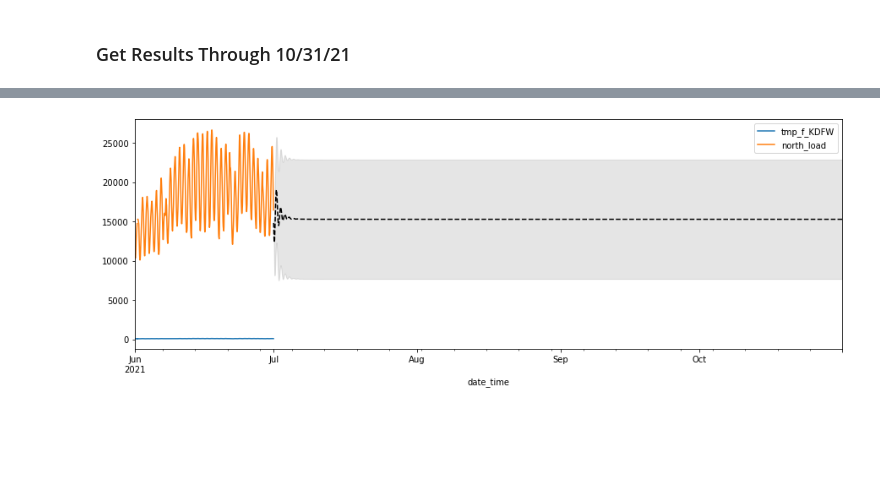
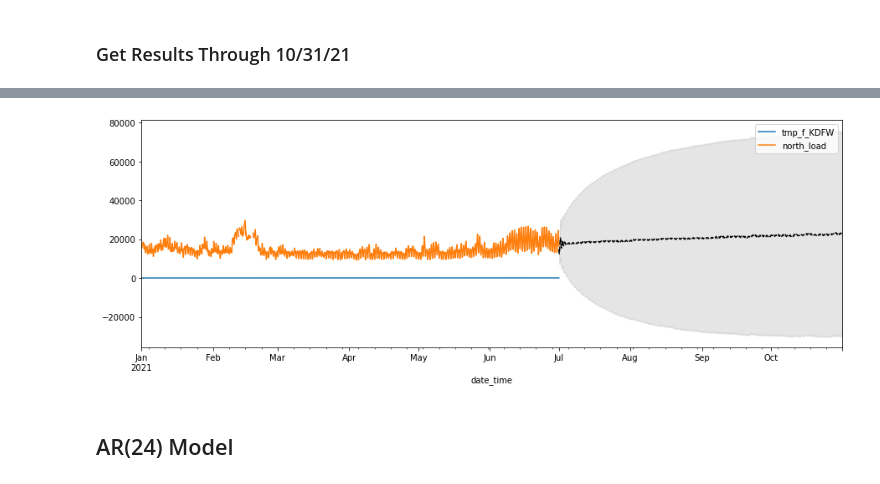
Before and after one commit to esherma/NT_Demand_Prediction, a Jupyter notebook: 03_Multivariate_Models_Visual_Fit.ipynb, the cells around one changed output, grey strips where cells are left out. Drawn from its saved outputs; the diff is of its cells as text; code cells hidden in the pictures; blank space fills up the shorter version.

```diff
--- a/03_Multivariate_Models_Visual_Fit.ipynb
+++ b/03_Multivariate_Models_Visual_Fit.ipynb
@@ -25,7 +25,7 @@ for idx, row in imputed_data.iterrows():
 # %%
 train_data = imputed_data[imputed_data.index < '2021-07-01']
 train_data = train_data.asfreq('H')
-target_data = imputed_data[imputed_data.index > '2021-06-30']
+target_data = imputed_data[imputed_data.index >= '2021-07-01']
 target_data = target_data.asfreq('H')
 # %% [markdown]
 # First Pass
@@ -91,12 +140,14 @@ north_load                         mean      mean_se  mean_ci_lower  \
 # %%
 fig, ax = plt.subplots(figsize=(15, 5))
 
 # Plot the data (here we are subsetting it to get a better look at the forecasts)
-train_data.loc['2021-06-01':].plot(ax=ax)
+train_data.loc['2021-01-01':].plot(ax=ax)
 
 # Construct the forecasts
-fcast = res.get_forecast(target_data.index[-1]).summary_frame()
+fcast = res.get_forecast(target_data.index[-1], exog=target_data.tmp_f_KDFW[:]).summary_frame()
 fcast['mean'].plot(ax=ax, style='k--')
 ax.fill_between(fcast.index, fcast['mean_ci_lower'], fcast['mean_ci_upper'], color='k', alpha=0.1);
 # %% [output]
-[figure, old version]
+[figure, new version]
+# %% [markdown]
+## AR(24) Model
```
Also changed, not shown: parts of 17 cells of this notebook, 8 other files.
